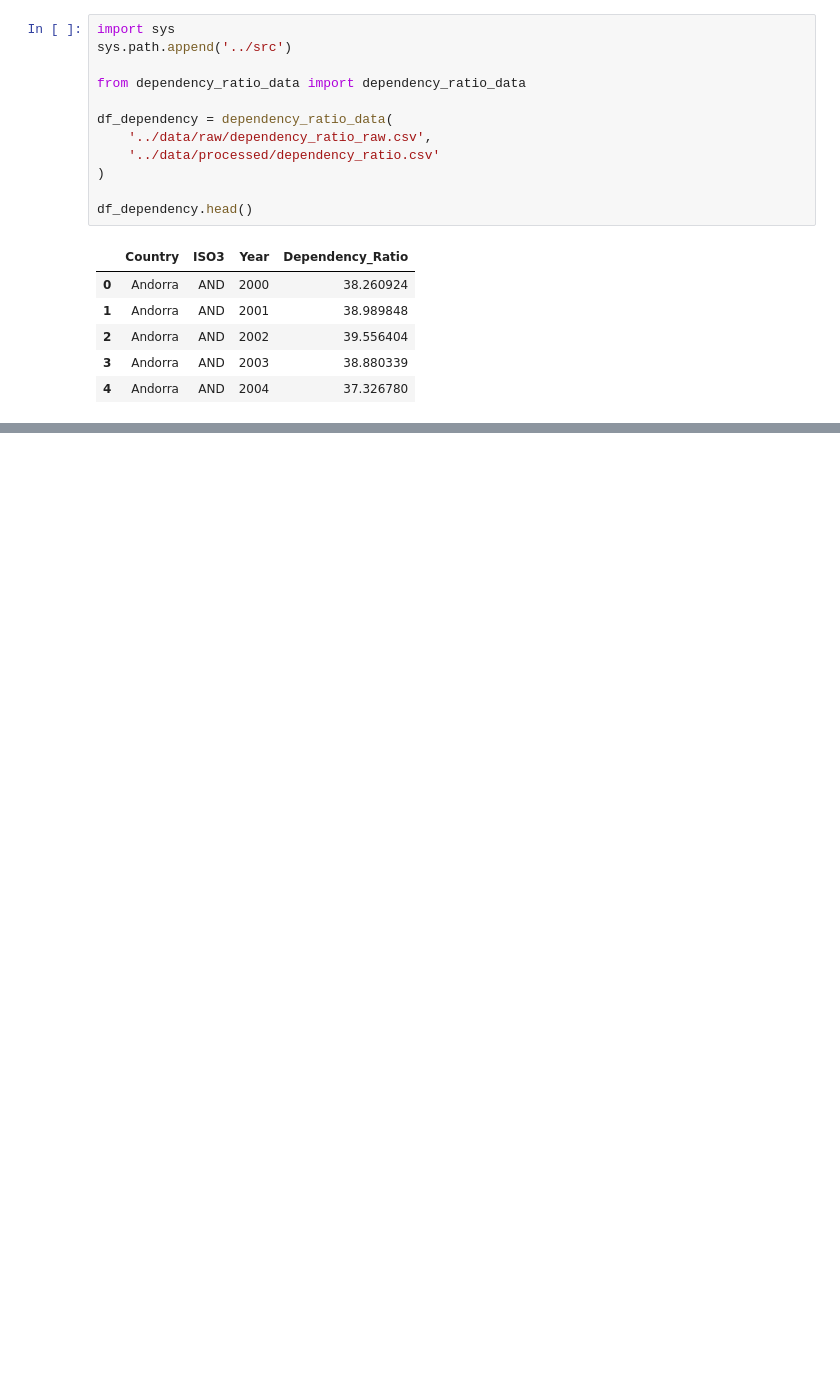
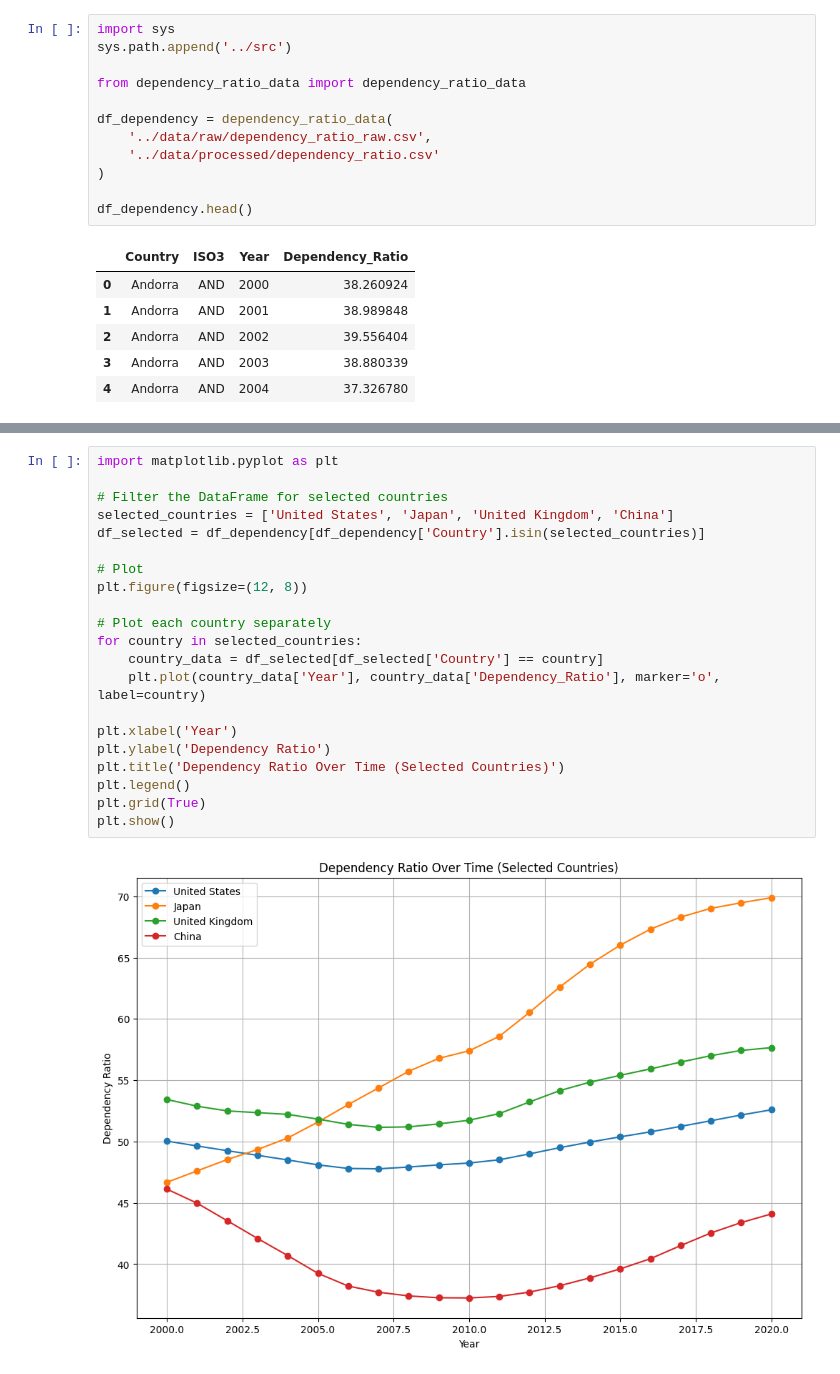
Before and after one commit to Graspp-25-Spring/graspp-25S-fiscalpolicy, a Jupyter notebook: notebooks/import_data_patchara.ipynb, the cells around one changed output, grey strips where cells are left out. Saved outputs shown, nothing was run; the diff lists cells and outputs as text; blank space fills up the shorter version.

Commit message:
Update import_data_patchara
remove redundant code (health data) and add descriptive stat and plot graph for US, JP, UK, CN

```diff
--- a/notebooks/import_data_patchara.ipynb
+++ b/notebooks/import_data_patchara.ipynb
@@ -38,0 +32,23 @@ df_dependency.head()
+# %%
+import matplotlib.pyplot as plt
+
+# Filter the DataFrame for selected countries
+selected_countries = ['United States', 'Japan', 'United Kingdom', 'China']
+df_selected = df_dependency[df_dependency['Country'].isin(selected_countries)]
+
+# Plot
+plt.figure(figsize=(12, 8))
+
+# Plot each country separately
+for country in selected_countries:
+    country_data = df_selected[df_selected['Country'] == country]
+    plt.plot(country_data['Year'], country_data['Dependency_Ratio'], marker='o', label=country)
+
+plt.xlabel('Year')
+plt.ylabel('Dependency Ratio')
+plt.title('Dependency Ratio Over Time (Selected Countries)')
+plt.legend()
+plt.grid(True)
+plt.show()
+# %% [output]
+[figure, added]
```
Also changed, not shown: parts of 2 cells of this notebook.
